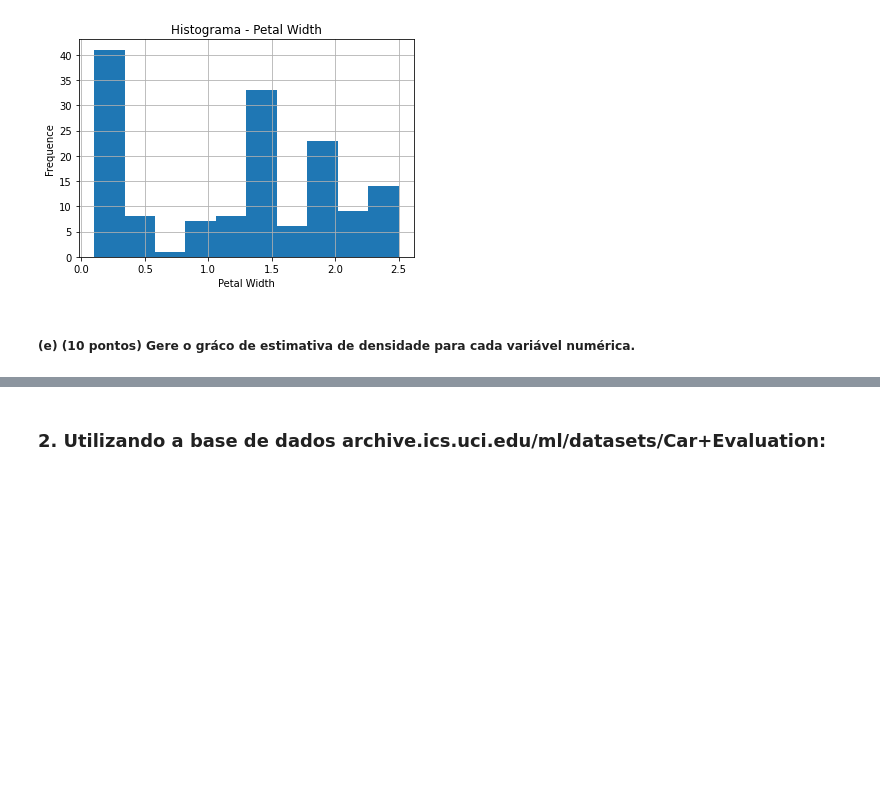
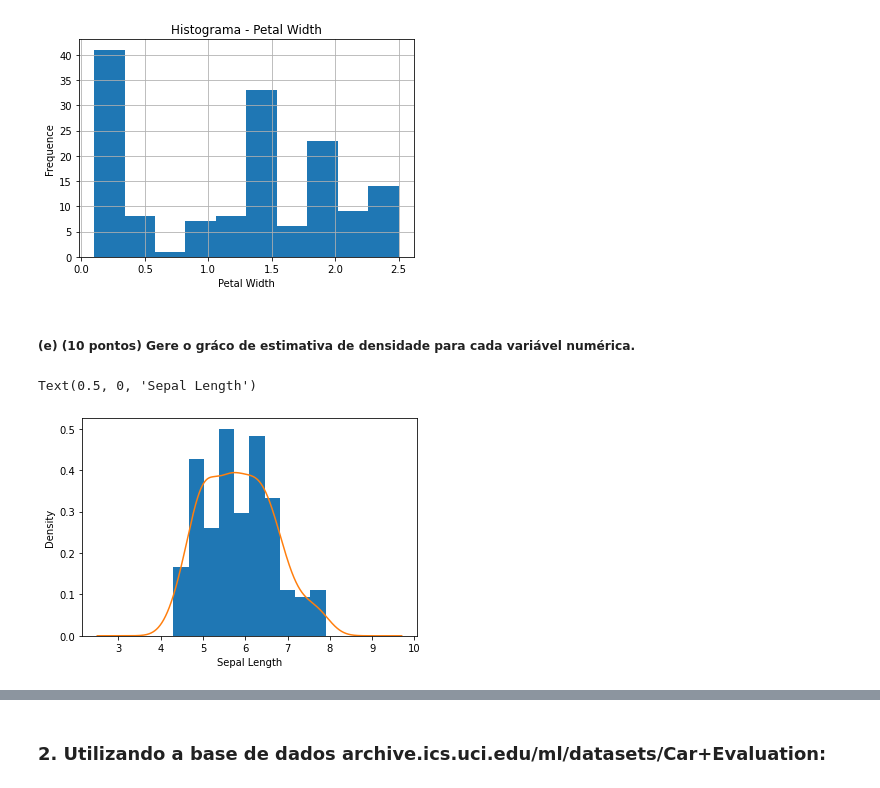
Before and after one commit to yuriresendematias/Aprendizagem-de-Maquina, a Jupyter notebook: Semana 5/Atividade5.ipynb, the cells around one changed output, grey strips where cells are left out. Drawn from its saved outputs; the diff is of its cells as text; code cells hidden in the pictures; blank space fills up the shorter version.

```diff
--- a/Semana 5/Atividade5.ipynb
+++ b/Semana 5/Atividade5.ipynb
@@ -142,3 +142,10 @@ plt.show()
 [figure]
 # %% [markdown]
 ##### (e) (10 pontos) Gere o gráco de estimativa de densidade para cada variável numérica.
+# %%
+ax = data_set['sepal.length'].plot.hist(density=True)
+data_set['sepal.length'].plot.density(ax=ax)
+ax.set_xlabel('Sepal Length')
+# %% [output]
+Text(0.5, 0, 'Sepal Length')
+[figure, added]
```
Also changed, not shown: parts of 3 cells of this notebook.
